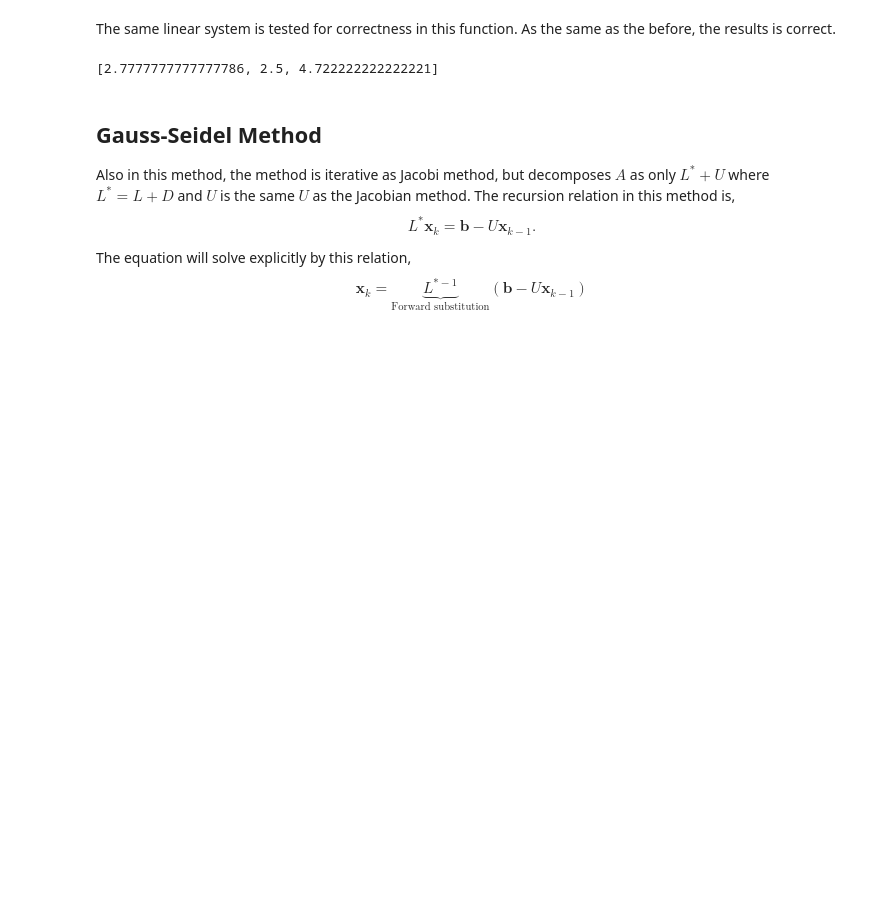
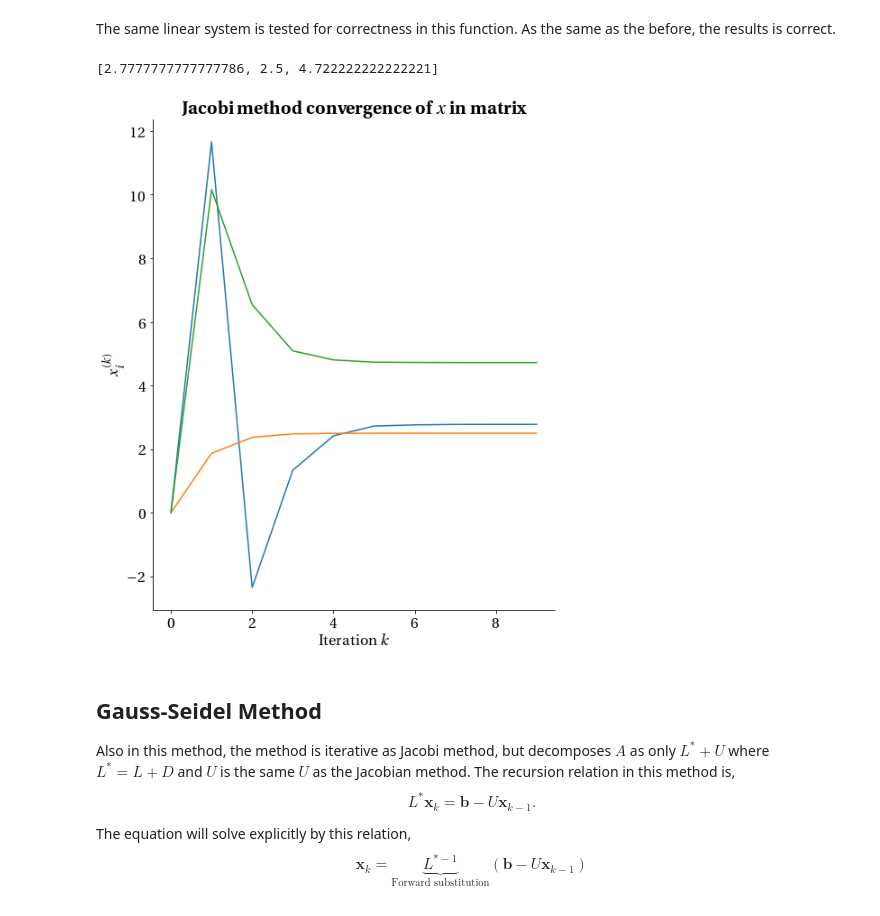
Before and after one commit to KittapatR/numerical_analysis, a Jupyter notebook: Chapter 2 — Solving Linear System.ipynb, the cells around one changed output. Saved outputs shown, nothing was run; the diff lists cells and outputs as text; code cells hidden in the pictures; blank space fills up the shorter version.

```diff
--- a/Chapter 2 — Solving Linear System.ipynb
+++ b/Chapter 2 — Solving Linear System.ipynb
@@ -245,6 +245,34 @@ The same linear system is tested for correctness in this function. As the same a
 jacobi_method([[1,1,1],[1,5,1],[0.1, 10, 1]], [10,20, 30], 100)
 # %% [output]
 [2.7777777777777786, 2.5, 4.722222222222221]
+# %%
+import matplotlib.pyplot as plt
+import matplotlib
+
+matplotlib.rc('text', usetex=True)
+matplotlib.rc('font', size=18)
+matplotlib.rc('legend', fontsize=18)
+matplotlib.rc('text.latex', preamble=r'\usepackage{fourier}')
+
+plt.rcParams["font.family"] = "serif"
+
+fig, ax = plt.subplots(figsize = (8,10))
+
+ax.spines['right'].set_visible(False)
+ax.spines['top'].set_visible(False)
+
+jacobi_result = []
+for i in range(10):
+    jacobi_result.append(gauss_seidel([[1,1,1],[1,5,1],[0.1, 10, 1]], [10,20, 30], i))
+plt.plot(np.array(jacobi_result)[:,0])
+plt.plot(np.array(jacobi_result)[:,1])
+plt.plot(np.array(jacobi_result)[:,2])
+plt.title(r"\textbf{Jacobi method convergence of $x$ in matrix}")
+plt.ylabel(r"$x_i^{(k)}$")
+plt.xlabel(r"Iteration $k$")
+plt.show()
+# %% [output]
+[figure, added]
 # %% [markdown]
 ## Gauss-Seidel Method
 Also in this method, the method is iterative as Jacobi method, but decomposes $A$ as only $L^* + U$ where $L^* = L+D$ and $U$ is the same $U$ as the Jacobian method. The recursion relation in this method is,
```
Also changed, not shown: parts of 3 cells of this notebook.
